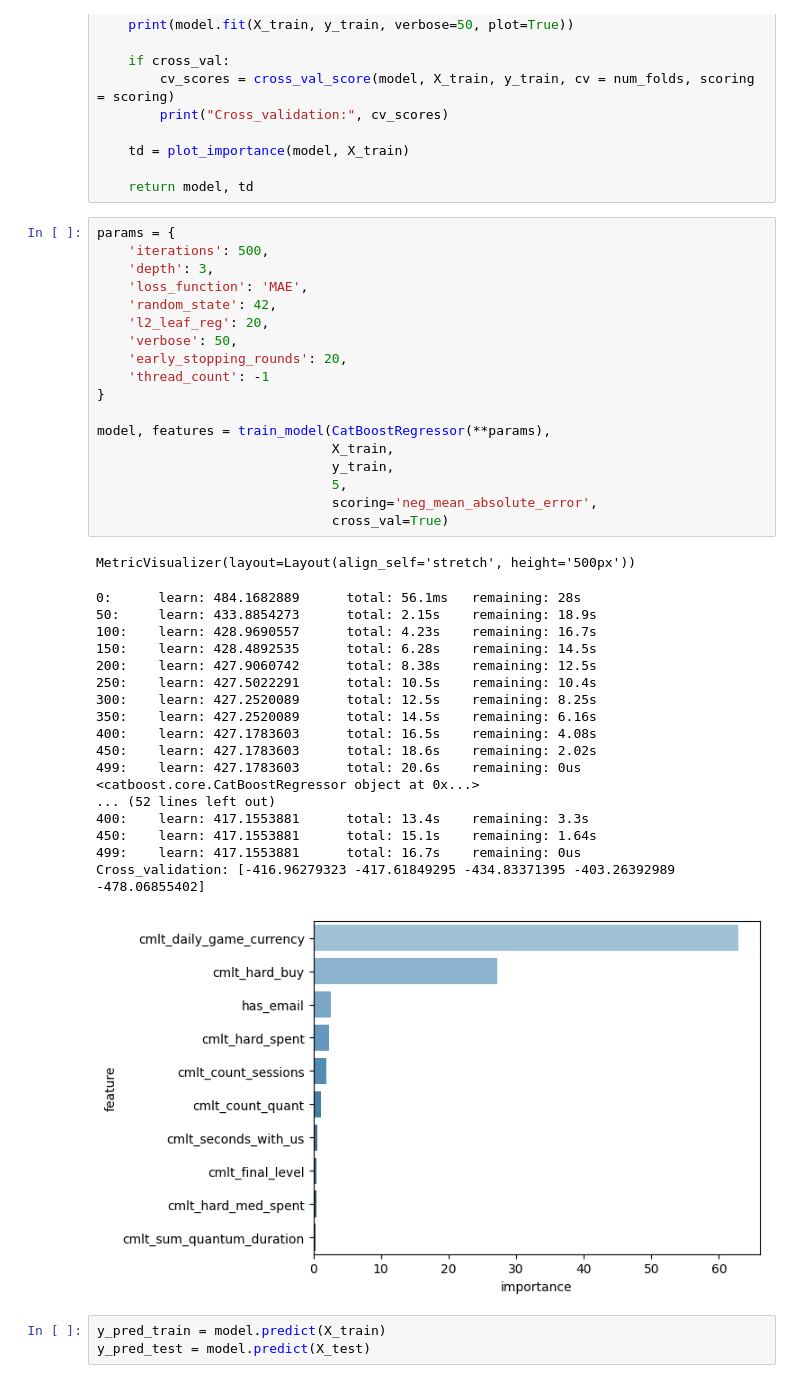
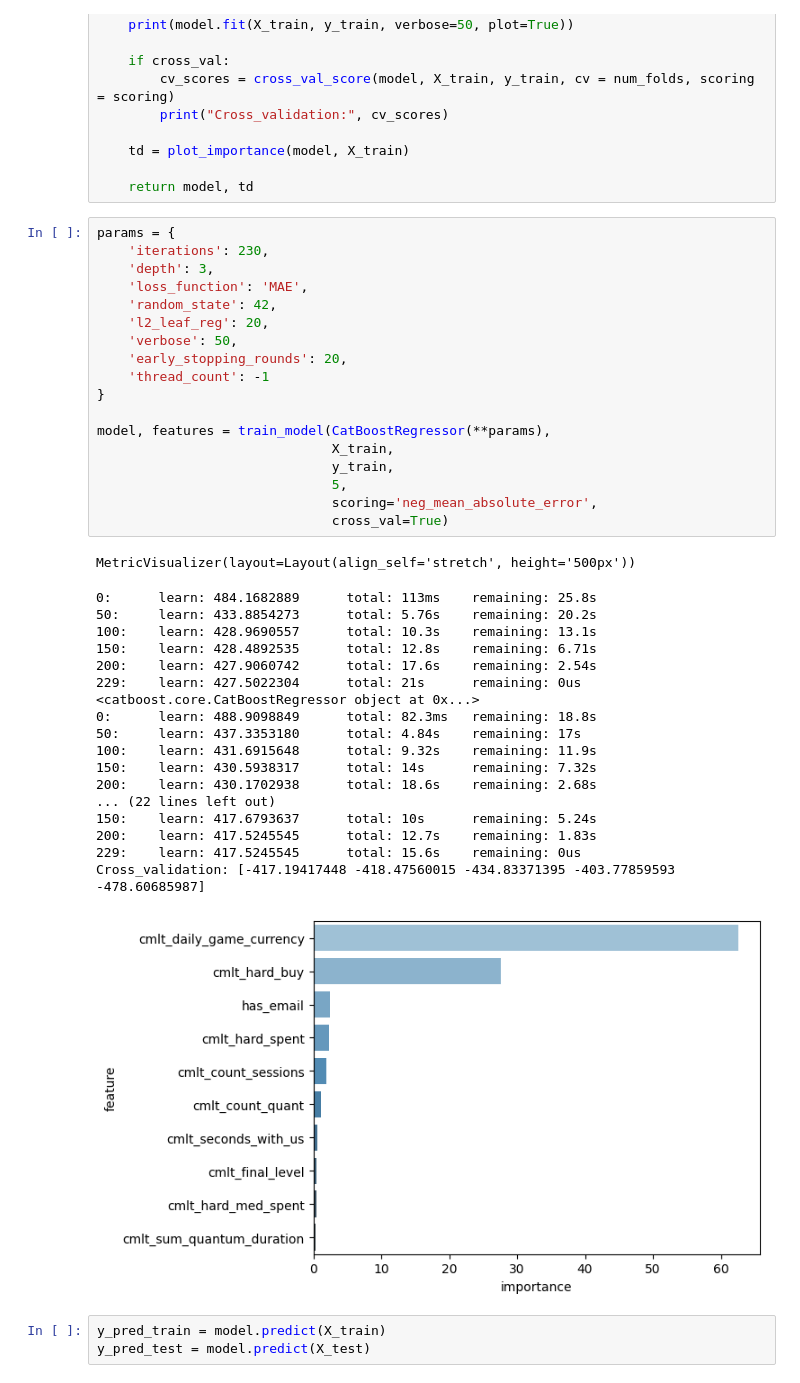
Before and after one commit to KurmangazyKarabekov/Dataset_decision, a Jupyter notebook: 3_Boosting.ipynb, the cells around one changed output. Saved outputs shown, nothing was run; the diff lists cells and outputs as text.

```diff
--- a/3_Boosting.ipynb
+++ b/3_Boosting.ipynb
@@ -111,42 +111,42 @@ def train_model(model_obj, X_train, y_train, num_folds ,scoring,cross_val = Fals
     return model, td
 # %%
 params = {
-    'iterations': 500,
+    'iterations': 230,
     'depth': 3,
     'loss_function': 'MAE',
     'random_state': 42,
     'l2_leaf_reg': 20,
     'verbose': 50,
     'early_stopping_rounds': 20,
     'thread_count': -1
 }
 
 model, features = train_model(CatBoostRegressor(**params),
                               X_train,
                               y_train,
                               5,
                               scoring='neg_mean_absolute_error',
                               cross_val=True)
 # %% [output]
 MetricVisualizer(layout=Layout(align_self='stretch', height='500px'))
-0:      learn: 484.1682889      total: 56.1ms   remaining: 28s
-50:     learn: 433.8854273      total: 2.15s    remaining: 18.9s
-100:    learn: 428.9690557      total: 4.23s    remaining: 16.7s
-150:    learn: 428.4892535      total: 6.28s    remaining: 14.5s
-200:    learn: 427.9060742      total: 8.38s    remaining: 12.5s
-250:    learn: 427.5022291      total: 10.5s    remaining: 10.4s
-300:    learn: 427.2520089      total: 12.5s    remaining: 8.25s
-350:    learn: 427.2520089      total: 14.5s    remaining: 6.16s
-400:    learn: 427.1783603      total: 16.5s    remaining: 4.08s
-450:    learn: 427.1783603      total: 18.6s    remaining: 2.02s
-499:    learn: 427.1783603      total: 20.6s    remaining: 0us
+0:      learn: 484.1682889      total: 113ms    remaining: 25.8s
+50:     learn: 433.8854273      total: 5.76s    remaining: 20.2s
+100:    learn: 428.9690557      total: 10.3s    remaining: 13.1s
+150:    learn: 428.4892535      total: 12.8s    remaining: 6.71s
+200:    learn: 427.9060742      total: 17.6s    remaining: 2.54s
+229:    learn: 427.5022304      total: 21s      remaining: 0us
 <catboost.core.CatBoostRegressor object at 0x...>
-... (52 lines left out)
-400:    learn: 417.1553881      total: 13.4s    remaining: 3.3s
-450:    learn: 417.1553881      total: 15.1s    remaining: 1.64s
-499:    learn: 417.1553881      total: 16.7s    remaining: 0us
-Cross_validation: [-416.96279323 -417.61849295 -434.83371395 -403.26392989 -478.06855402]
+0:      learn: 488.9098849      total: 82.3ms   remaining: 18.8s
+50:     learn: 437.3353180      total: 4.84s    remaining: 17s
+100:    learn: 431.6915648      total: 9.32s    remaining: 11.9s
+150:    learn: 430.5938317      total: 14s      remaining: 7.32s
+200:    learn: 430.1702938      total: 18.6s    remaining: 2.68s
+... (22 lines left out)
+150:    learn: 417.6793637      total: 10s      remaining: 5.24s
+200:    learn: 417.5245545      total: 12.7s    remaining: 1.83s
+229:    learn: 417.5245545      total: 15.6s    remaining: 0us
+Cross_validation: [-417.19417448 -418.47560015 -434.83371395 -403.77859593 -478.60685987]
-[figure, old version]
+[figure, new version]
 # %%
 y_pred_train = model.predict(X_train)
 y_pred_test = model.predict(X_test)
```
Also changed, not shown: parts of 1 cell of this notebook, 5 other files.
